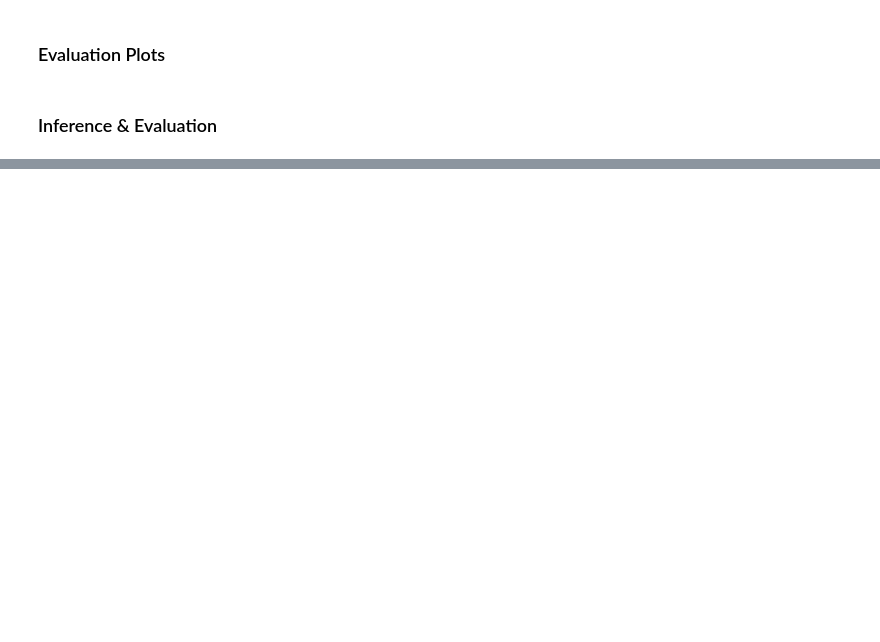
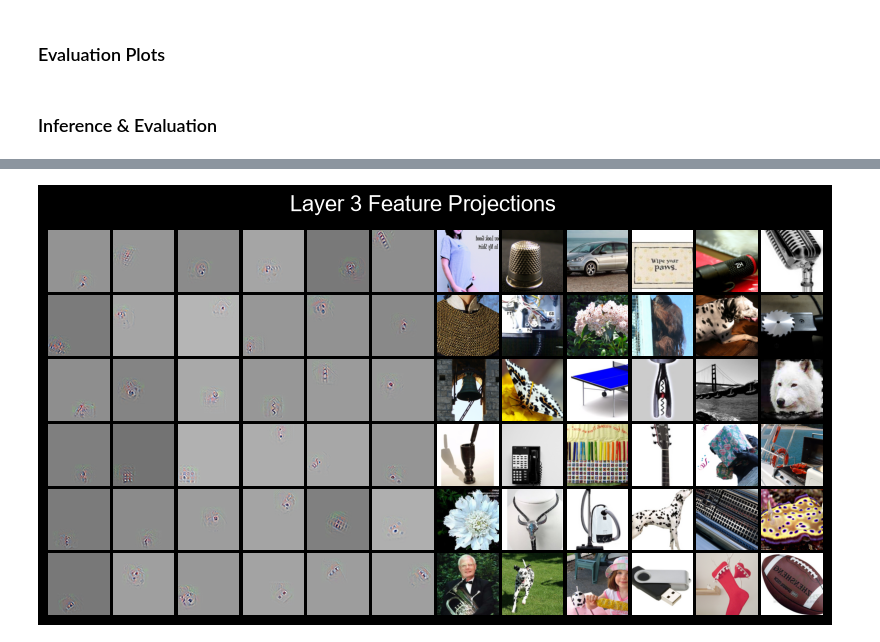
Before and after one commit to prashanthprabhu24/PaperClip, a Jupyter notebook: Vision Models/ZF Net/ZFNet.ipynb, the cells around one changed output, grey strips where cells are left out. Saved outputs shown, nothing was run; the diff lists cells and outputs as text; code cells hidden in the pictures; blank space fills up the shorter version.

```diff
--- a/Vision Models/ZF Net/ZFNet.ipynb
+++ b/Vision Models/ZF Net/ZFNet.ipynb
@@ -477,0 +644,7 @@ End
+# %%
+n = 6
+layer = 3
+val_set = iter(val_data)
+feature_plot(n, layer, val_set)
+# %% [output]
+[figure, added]
```
Also changed, not shown: parts of 32 cells of this notebook.
